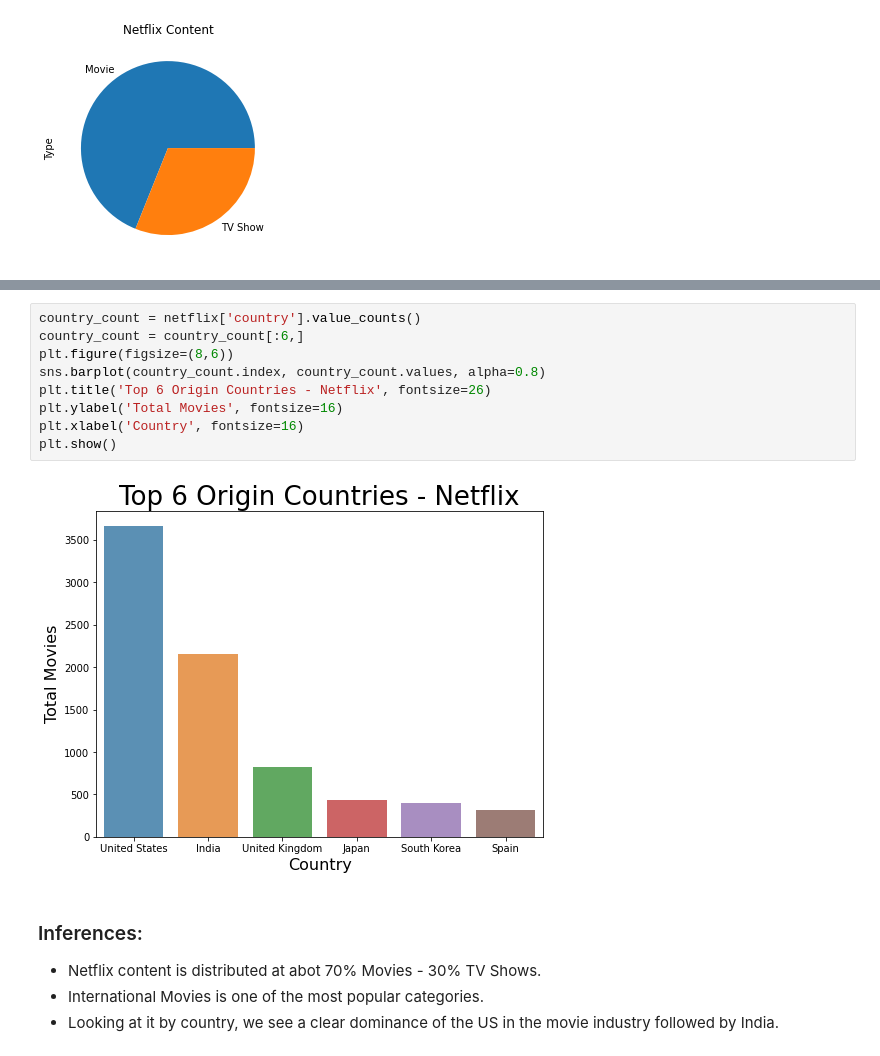
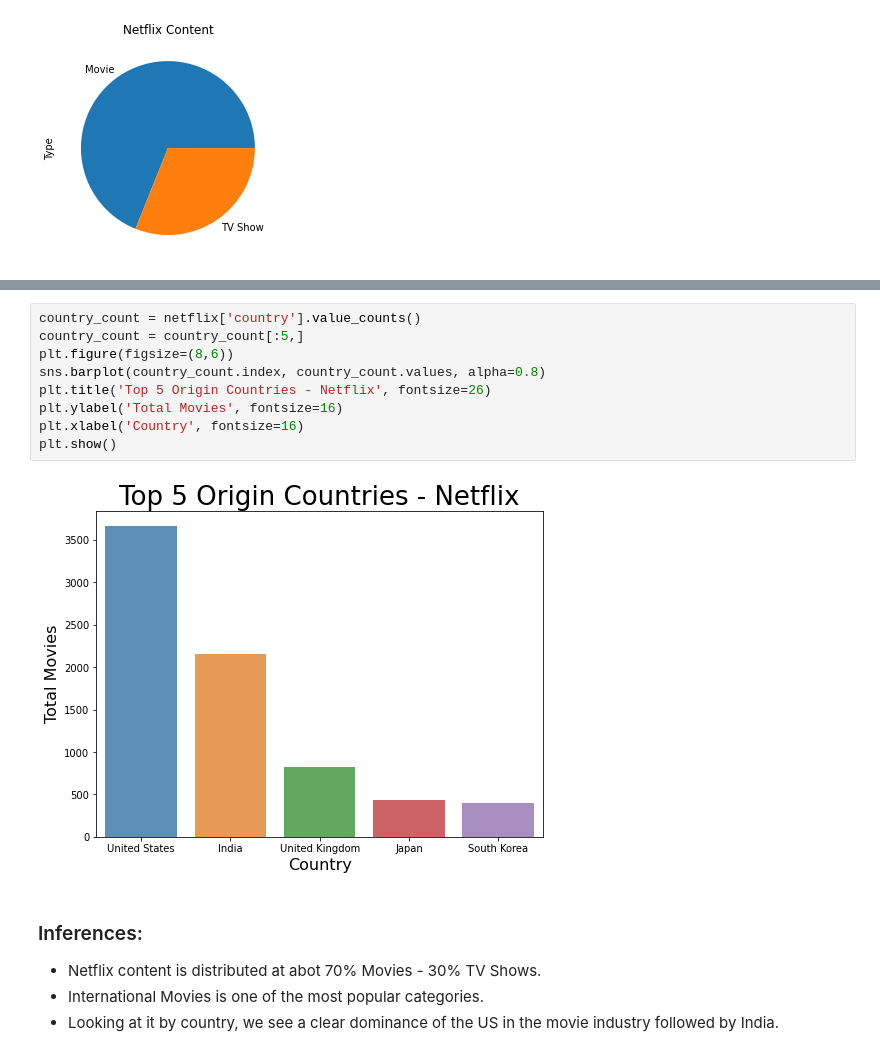
Before and after one commit to adcm2292/dsc-phase-1-project-online, a Jupyter notebook: notebooks/n4_the-netflix-effect-and-recommendation.ipynb, the cells around one changed output, grey strips where cells are left out. Drawn from its saved outputs; the diff is of its cells as text.

```diff
--- a/notebooks/n4_the-netflix-effect-and-recommendation.ipynb
+++ b/notebooks/n4_the-netflix-effect-and-recommendation.ipynb
@@ -62,14 +62,14 @@ plt.show()
 # %%
 country_count = netflix['country'].value_counts()
-country_count = country_count[:6,]
+country_count = country_count[:5,]
 plt.figure(figsize=(8,6))
 sns.barplot(country_count.index, country_count.values, alpha=0.8)
-plt.title('Top 6 Origin Countries - Netflix', fontsize=26)
+plt.title('Top 5 Origin Countries - Netflix', fontsize=26)
 plt.ylabel('Total Movies', fontsize=16)
 plt.xlabel('Country', fontsize=16)
 plt.show()
 # %% [output]
-[figure, old version]
+[figure, new version]
 # %% [markdown]
 ### Inferences:
  * Netflix content is distributed at abot 70% Movies - 30% TV Shows.
```
Also changed, not shown: parts of 2 cells of this notebook, 6 other files.
